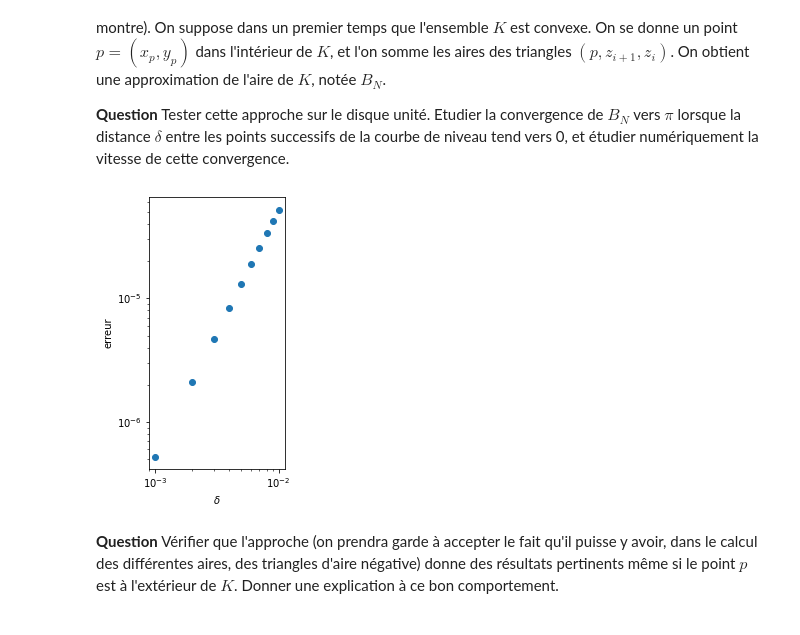
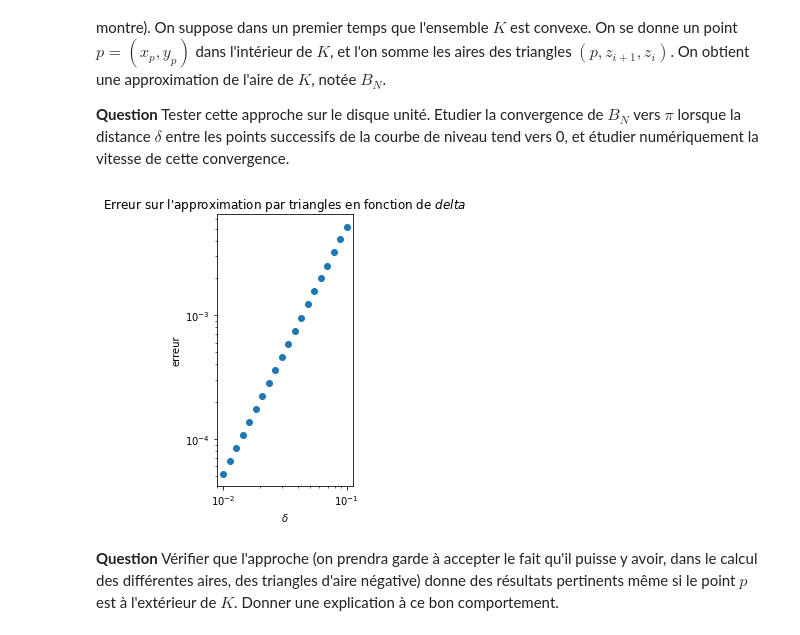
Before and after one commit to WatchfulCoder/projet-numerique-CD, a Jupyter notebook: projet-maths-info.ipynb, the cells around one changed output. Drawn from its saved outputs; the diff is of its cells as text; code cells hidden in the pictures.

```diff
--- a/projet-maths-info.ipynb
+++ b/projet-maths-info.ipynb
@@ -507,13 +511,11 @@ On obtient une approximation de l'aire de $K$, notée $B_N$.
 
 **Question** Tester cette approche sur le disque unité. Etudier la convergence de $B_N$ vers $\pi$ lorsque la distance $\delta$ entre les points successifs de la courbe de niveau tend vers 0, et étudier numériquement la vitesse de cette convergence.
 # %%
-p = [0, 0]
-
 def aire_triangle(p1, p2, p3):
     # sens horaire = aire positive
-    return (p3[0]*(p2[1] - p1[1]) + p2[0]*(p1[1] - p3[1])) / 2
+    return (p3[0]*(p2[1] - p1[1]) + p2[0]*(p1[1] - p3[1]) + p1[0]*(p2[1] - p3[1])) / 2
 
-def aire_BN(f, x0, y0, delt, n):
+def aire_BN(f, x0, y0, delt, n, p=(0,0)):
     # version level_curve (long pour N_sample grand)
     res = level_curve(f, x0, y0, delta=delt, N=n)
     # version efficace, sans level curve:
@@ -531,24 +533,25 @@ def aire_BN(f, x0, y0, delt, n):
 
 # que veut dire étudier numériquement la vitesse de convergence ?
 # %%
-# -- Courbe de l'erreur - pour le disque unité
-N_sample = 10
+# courbe de l'erreur - pour le disque unité
+N_sample = 20
 
-values_delta = np.linspace(0.001, 0.01, N_sample)
+values_delta = np.geomspace(0.01, 0.1, N_sample)
 # on écrit le nombre de points requis pour s'assurer un cercle complet
 ords = [
     abs(np.pi - aire_BN(f_test, 1., 0., delta, int(np.pi/np.arcsin(delta/2) + 3)))
     for delta in values_delta
 ]
 
+plt.title("Erreur sur l'approximation par triangles en fonction de $delta$")
 plt.xscale('log')
 plt.xlabel('$\delta$')
 plt.yscale('log')
 plt.ylabel('erreur')
 plt.scatter(values_delta, ords)
 plt.axis('scaled')
 plt.show()
 # %% [output]
-[figure, old version]
+[figure, new version]
 # %% [markdown]
 **Question** Vérifier que l'approche (on prendra garde à accepter le fait qu'il puisse y avoir, dans le calcul des différentes aires,  des triangles d'aire négative) donne des résultats pertinents même si le point $p$ est  à l'extérieur de $K$. Donner une explication à ce bon comportement.
```
Also changed, not shown: parts of 5 cells of this notebook.
